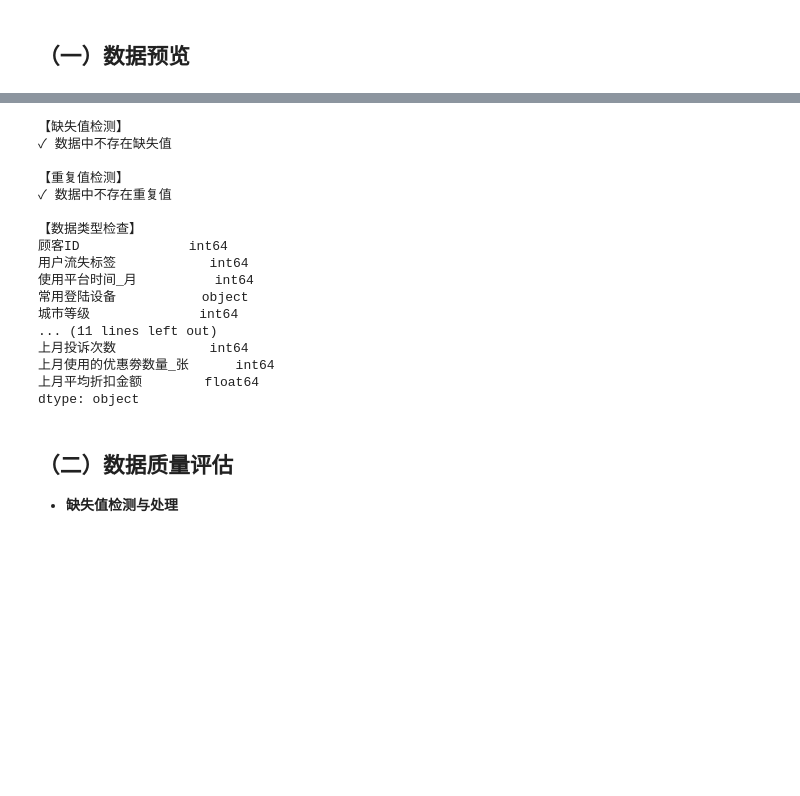
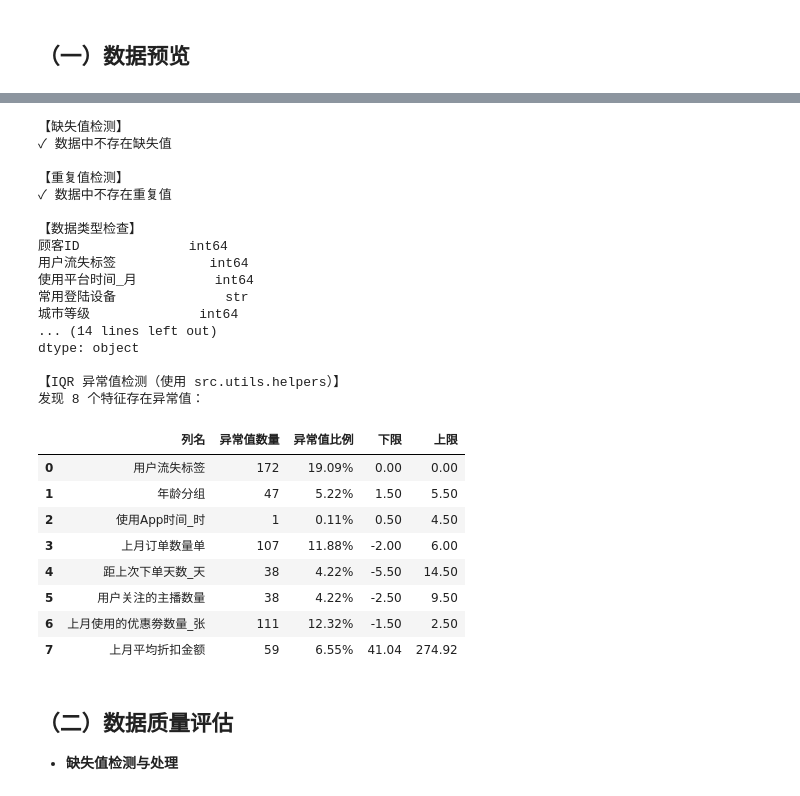
Before and after one commit to WaGll/Customer-Churn-Analysis, a Jupyter notebook: notebooks/customer_churn_analysis.ipynb, the cells around one changed output, grey strips where cells are left out. Cells and saved outputs as stored; diff of their text form; code cells hidden in the pictures; blank space fills up the shorter version.

```diff
--- a/notebooks/customer_churn_analysis.ipynb
+++ b/notebooks/customer_churn_analysis.ipynb
@@ -161,22 +227,23 @@ print(f"随机种子: {RANDOM_STATE}")
 # %% [markdown]
 ## （一）数据预览
 # %%
-
 # Section 1: 数据预览与质量评估
 
 
 
-# 1.1 数据加载
+# 1.1 数据加载 — 使用 src.data_loader.DataLoader
 
 print("正在加载数据...")
 
-# 读取客户流失数据
-raw_df = pd.read_excel(PATH_CUSTOMER_DATA)
+# 使用 DataLoader 加载数据（自动处理 Excel/CSV，LRU 缓存 + 内存优化）
+loader = DataLoader()
+raw_df = loader.load_data()  # 默认使用 config.data.raw_data_path
+
 print(f"✓ 客户流失数据加载完成: {raw_df.shape[0]} 行, {raw_df.shape[1]} 列")
 
-# 读取销售数据（如有需要）
-# sales_df = pd.read_csv(PATH_SALES_DATA, sep=';')
-# print(f"✓ 销售数据加载完成: {sales_df.shape[0]} 行, {sales_df.shape[1]} 列")
+# 使用 generate_data_report 生成结构化数据质量报告
+report = loader.generate_data_report(raw_df)
+print(f"✓ 数据质量报告已生成")
 
 print(f"\n数据加载完成！")
 # %% [output]
@@ -247,45 +320,82 @@ memory usage: 133.9+ KB
 特征数量: 19
 流失率: 19.09%
 # %%
-
 # 1.3 数据质量评估
 
 print("【缺失值检测】")
 missing_values = raw_df.isnull().sum()
 if missing_values.sum() == 0:
     print("✓ 数据中不存在缺失值")
 else:
     print("发现缺失值:")
     q(missing_values[missing_values > 0].to_frame("缺失数量"))
 
 print("\n【重复值检测】")
 duplicates_count = raw_df.duplicated().sum()
 if duplicates_count == 0:
     print("✓ 数据中不存在重复值")
 else:
     print(f"发现 {duplicates_count} 行重复值，已删除")
     raw_df.drop_duplicates(inplace=True)
 
-print("\n【数据类型检查】")
+# 使用 src.utils.helpers.detect_outliers_iqr 进行 IQR 异常值检测
+num_cols_all = raw_df.select_dtypes(include=['int64', 'float64']).columns.tolist()
+if '顾客ID' in num_cols_all:
+    num_cols_all.remove('顾客ID')
+
+print(f"\n【数据类型检查】")
 print(raw_df.dtypes)
+
+print(f"\n【IQR 异常值检测（使用 src.utils.helpers）】")
+outlier_summary_data = []
+for col in num_cols_all:
+    mask = detect_outliers_iqr(raw_df[col])
+    count = mask.sum()
+    if count > 0:
+        Q1 = raw_df[col].quantile(0.25)
+        Q3 = raw_df[col].quantile(0.75)
+        IQR = Q3 - Q1
+        outlier_summary_data.append({
+            '列名': col,
+            '异常值数量': count,
+            '异常值比例': f"{count/len(raw_df)*100:.2f}%",
+            '下限': round(Q1 - 1.5 * IQR, 2),
+            '上限': round(Q3 + 1.5 * IQR, 2)
+        })
+
+if outlier_summary_data:
+    outlier_summary = pd.DataFrame(outlier_summary_data)
+    print(f"发现 {len(outlier_summary)} 个特征存在异常值：")
+    q(outlier_summary)
+else:
+    print("✓ 未检测到 IQR 异常值")
 # %% [output]
 【缺失值检测】
 ✓ 数据中不存在缺失值
 
 【重复值检测】
 ✓ 数据中不存在重复值
 
 【数据类型检查】
 顾客ID              int64
 用户流失标签            int64
 使用平台时间_月          int64
-常用登陆设备           object
+常用登陆设备              str
 城市等级              int64
-... (11 lines left out)
-上月投诉次数            int64
-上月使用的优惠劵数量_张      int64
-上月平均折扣金额        float64
+... (14 lines left out)
 dtype: object
+
+【IQR 异常值检测（使用 src.utils.helpers）】
+发现 8 个特征存在异常值：
+|  | 列名 | 异常值数量 | 异常值比例 | 下限 | 上限 |
+| 0 | 用户流失标签 | 172 | 19.09% | 0.00 | 0.00 |
+| 1 | 年龄分组 | 47 | 5.22% | 1.50 | 5.50 |
+| 2 | 使用App时间_时 | 1 | 0.11% | 0.50 | 4.50 |
+| 3 | 上月订单数量单 | 107 | 11.88% | -2.00 | 6.00 |
+| 4 | 距上次下单天数_天 | 38 | 4.22% | -5.50 | 14.50 |
+| 5 | 用户关注的主播数量 | 38 | 4.22% | -2.50 | 9.50 |
+| 6 | 上月使用的优惠劵数量_张 | 111 | 12.32% | -1.50 | 2.50 |
+| 7 | 上月平均折扣金额 | 59 | 6.55% | 41.04 | 274.92 |
 # %% [markdown]
 ##  （二）数据质量评估
 - **缺失值检测与处理**
```
Also changed, not shown: parts of 31 cells of this notebook, 1 other file.
